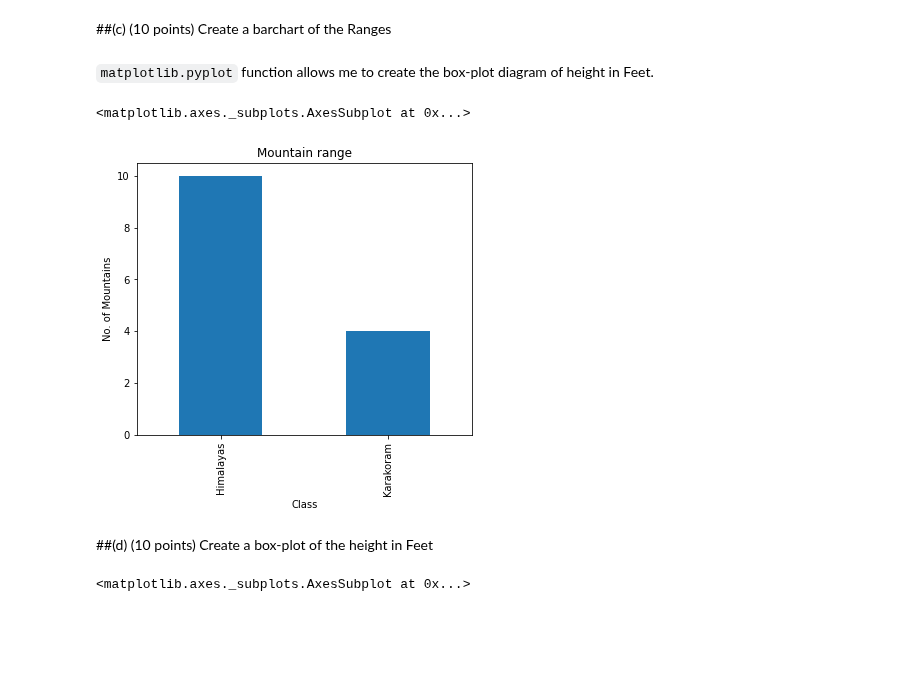
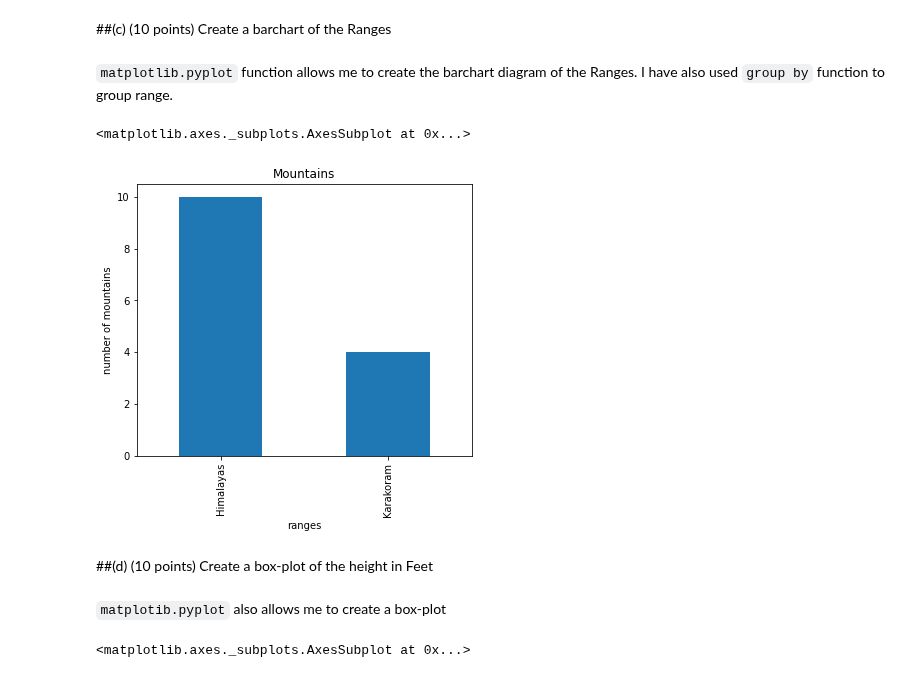
Before and after one commit to Nissun662/Data-Visual, a Jupyter notebook: Exam1.ipynb, the cells around one changed output. Cells and saved outputs as stored; diff of their text form; code cells hidden in the pictures; blank space fills up the shorter version.

```diff
--- a/Exam1.ipynb
+++ b/Exam1.ipynb
@@ -78,17 +78,19 @@ df.query('Range == "Himalayas"')
 # %% [markdown]
 ##(c) (10 points) Create a barchart of the Ranges
 # %% [markdown]
- `matplotlib.pyplot` function allows me to create the box-plot diagram of height in Feet.
+ `matplotlib.pyplot` function allows me to create the barchart diagram of the Ranges. I have also used `group by` function to group range.
 # %%
 dfg = df.groupby(['Range'])['Range'].count()
 
-dfg.plot(kind='bar', title='Mountain range', ylabel='No. of Mountains',
-         xlabel='Class', figsize=(6, 5))
+dfg.plot(kind='bar', title='Mountains', ylabel='number of mountains',
+         xlabel='ranges', figsize=(6, 5))
 # %% [output]
 <matplotlib.axes._subplots.AxesSubplot at 0x...>
-[figure, old version]
+[figure, new version]
 # %% [markdown]
 ##(d) (10 points) Create a box-plot of the height in Feet
+# %% [markdown]
+`matplotib.pyplot` also allows me to create a box-plot
 # %%
 df.Feet.plot(kind = 'box')
 # %% [output]
```
Also changed, not shown: parts of 8 cells of this notebook.
